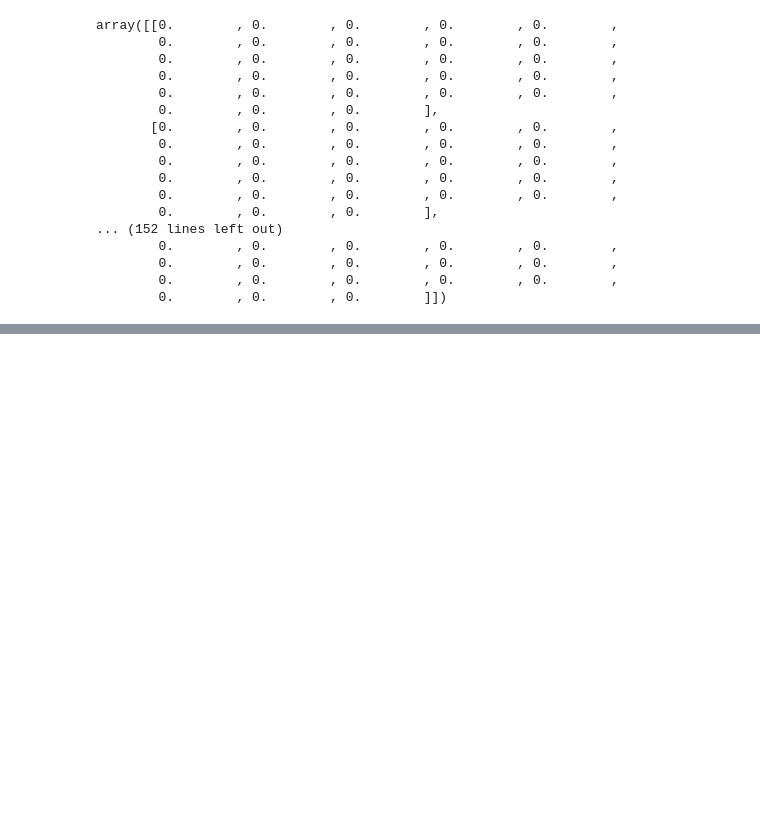
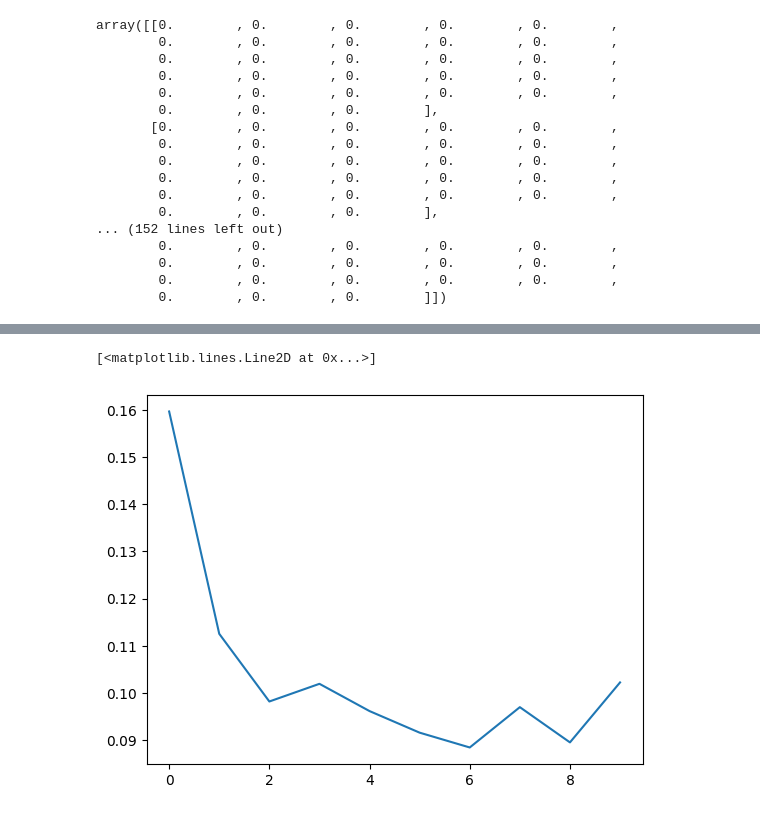
Before and after one commit to MOHIT282/Number-Recoginition-System, a Jupyter notebook: Number Recognition System.ipynb, the cells around one changed output, grey strips where cells are left out. Cells and saved outputs as stored; diff of their text form; code cells hidden in the pictures; blank space fills up the shorter version.

```diff
--- a/Number Recognition System.ipynb
+++ b/Number Recognition System.ipynb
@@ -109,0 +158,5 @@ _________________________________________________________________
+# %%
+plt.plot(ann_model.history['val_loss'])
+# %% [output]
+[<matplotlib.lines.Line2D at 0x...>]
+[figure, added]
```
Also changed, not shown: parts of 20 cells of this notebook.
